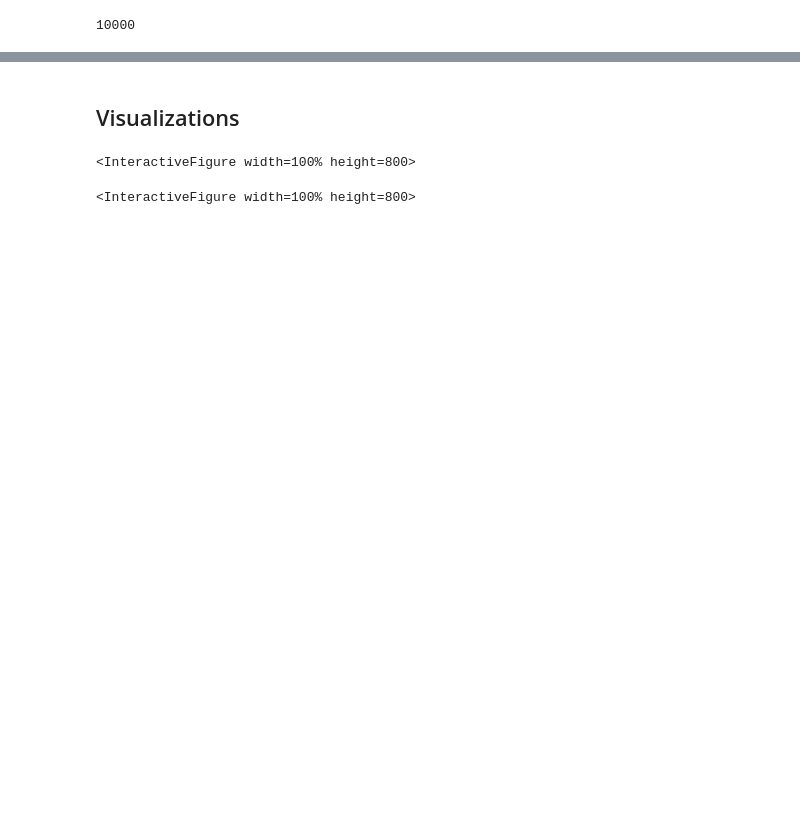
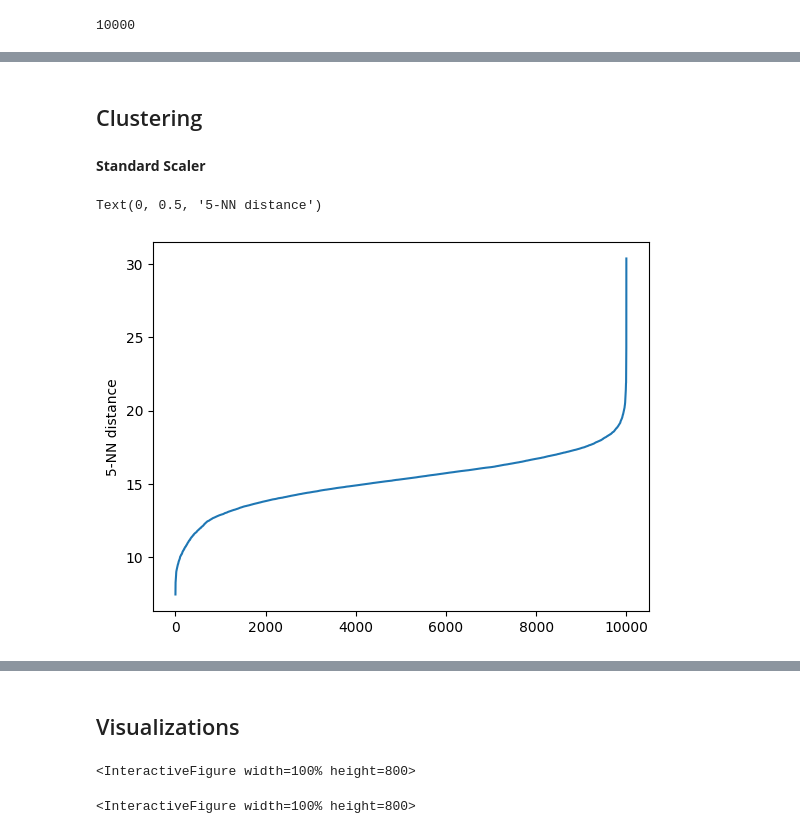
Before and after one commit to GPTomics/biojepa, a Jupyter notebook: shared_notebooks/umap_eval.ipynb, the cells around one changed output, grey strips where cells are left out. Cells and saved outputs as stored; diff of their text form; code cells hidden in the pictures; blank space fills up the shorter version.

Commit message:
cluster

```diff
--- a/shared_notebooks/umap_eval.ipynb
+++ b/shared_notebooks/umap_eval.ipynb
@@ -37,7 +43,7 @@ DEVICE = get_device()
 # %% [output]
 using cpu
 # %%
-data_dir = Path('/Users/djemec/data/jepa/v0_6')
+data_dir = data_root = Path('/Users/djemec/data/jepa/v0_6')
 mask_path = data_dir / 'binary_pathway_mask.npy'
 pert_dir = data_dir / 'pert_embd'
 metadata_path = pert_dir / 'pert_to_id.json'
@@ -65,27 +71,29 @@ pert_embd = np.load(pert_embd_path)
 # %%
 model_cfg = BioJepaConfig(
     num_genes=10000,
-    n_layer=2,
-    heads=2,
-    embed_dim=8,
+    n_layer=6,
+    heads=4,
+    embed_dim=256,
     mlp_ratio=4.0,
     n_pre_layer=2,
-    mask_ratio=0.6,
-    gaussian_scale=2.0,
-    film_linear_multiple=1.0,
-    sim_coeff=25.0,
-    std_coeff=25.0,
-    cov_coeff=1.0,
-    pert_latent_dim= 8,#320,
-    pert_mode_dim= 8, #64
+    mask_ratio=0.766,
+    gaussian_scale=2.38,
+    film_linear_multiple=0.81,
+    sim_coeff=40.5,
+    std_coeff=40.5,
+    cov_coeff=1.62,
+    pert_latent_dim= 320,
+    pert_mode_dim= 64,
 )
 model = model.BioJepa(model_cfg)
 # %%
-checkpoint_path = checkpoint_dir / 'biojepa_v0_6_pt_final.pt'
 
-checkpoint = torch.load(checkpoint_path)
+checkpoint_path = checkpoint_dir / 'biojepa_v0_6_pt_epoch_48_step2449919.pt'
 
-keys = model.load_state_dict(checkpoint['model'])
+checkpoint = torch.load(checkpoint_path, map_location=DEVICE)
+state_dict = {k.replace('_orig_mod.', ''): v for k, v in checkpoint['model'].items()}
+
+keys = model.load_state_dict(state_dict)
 keys
 # %% [output]
 <All keys matched successfully>
@@ -128,0 +115,15 @@ labels = np.asarray(all_perts)
+# %% [markdown]
+## Clustering
+# %% [markdown]
+**Standard Scaler**
+# %%
+from sklearn.neighbors import NearestNeighbors
+scaled = StandardScaler().fit_transform(gene_embd)
+nn = NearestNeighbors(n_neighbors=5).fit(scaled)
+distances, _ = nn.kneighbors(scaled)
+k_distances = np.sort(distances[:, -1])
+plt.plot(k_distances)
+plt.ylabel('5-NN distance')
+# %% [output]
+Text(0, 0.5, '5-NN distance')
+[figure, added]
```
Also changed, not shown: parts of 23 cells of this notebook.
